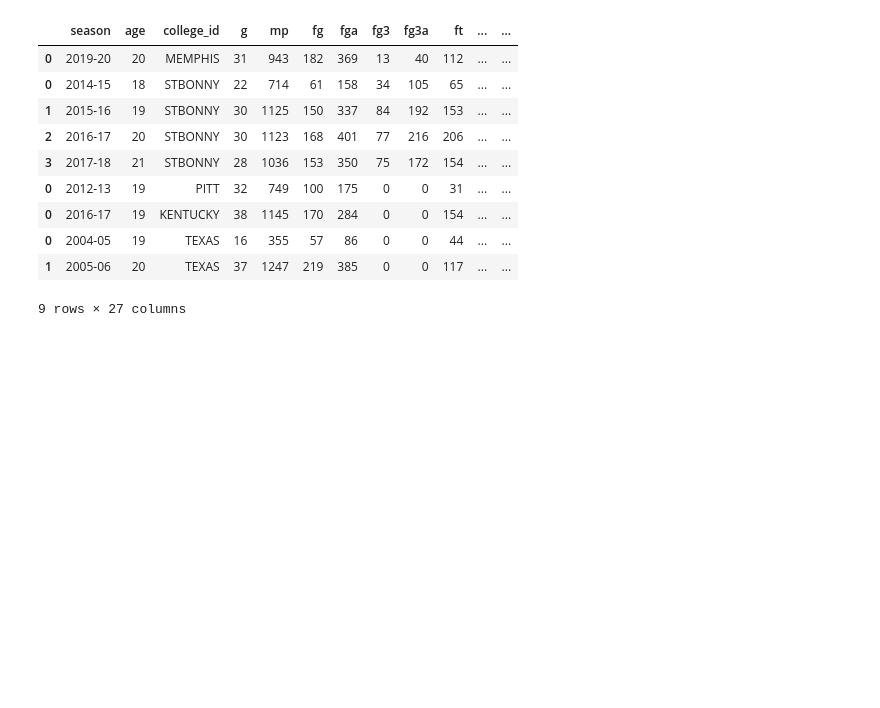
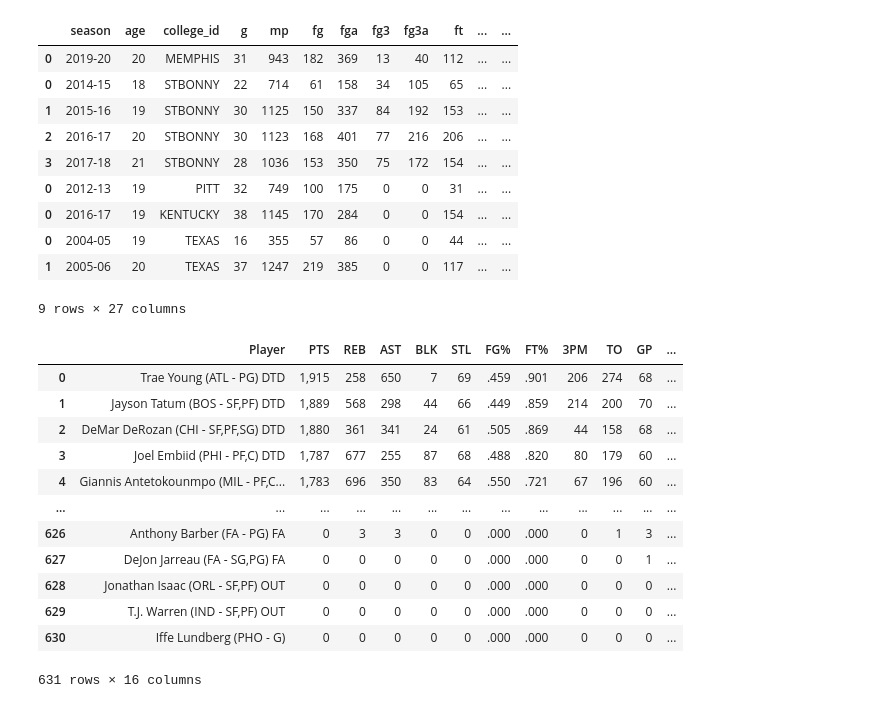
Before and after one commit to Jirawatz/NBA_Predictor, a Jupyter notebook: NBA Predictor.ipynb, the cells around one changed output. Drawn from its saved outputs; the diff is of its cells as text; code cells hidden in the pictures; blank space fills up the shorter version.

Commit message:
Added FantasyPros data scrapping

```diff
--- a/NBA Predictor.ipynb
+++ b/NBA Predictor.ipynb
@@ -214,0 +271,17 @@ https://www.basketball-reference.com/players/a/aldrila01.html
+# %%
+nba_html = get_fantasy_stat(2021)
+extract_nba_stat(nba_html)
+# %% [output]
+|  | Player | PTS | REB | AST | BLK | STL | FG% | FT% | 3PM | TO | GP | ... |
+| 0 | Trae Young (ATL - PG) DTD | 1,915 | 258 | 650 | 7 | 69 | .459 | .901 | 206 | 274 | 68 | ... |
+| 1 | Jayson Tatum (BOS - SF,PF) DTD | 1,889 | 568 | 298 | 44 | 66 | .449 | .859 | 214 | 200 | 70 | ... |
+| 2 | DeMar DeRozan (CHI - SF,PF,SG) DTD | 1,880 | 361 | 341 | 24 | 61 | .505 | .869 | 44 | 158 | 68 | ... |
+| 3 | Joel Embiid (PHI - PF,C) DTD | 1,787 | 677 | 255 | 87 | 68 | .488 | .820 | 80 | 179 | 60 | ... |
+| 4 | Giannis Antetokounmpo (MIL - PF,C... | 1,783 | 696 | 350 | 83 | 64 | .550 | .721 | 67 | 196 | 60 | ... |
+| ... | ... | ... | ... | ... | ... | ... | ... | ... | ... | ... | ... | ... |
+| 626 | Anthony Barber (FA - PG) FA | 0 | 3 | 3 | 0 | 0 | .000 | .000 | 0 | 1 | 3 | ... |
+| 627 | DeJon Jarreau (FA - SG,PG) FA | 0 | 0 | 0 | 0 | 0 | .000 | .000 | 0 | 0 | 1 | ... |
+| 628 | Jonathan Isaac (ORL - SF,PF) OUT | 0 | 0 | 0 | 0 | 0 | .000 | .000 | 0 | 0 | 0 | ... |
+| 629 | T.J. Warren (IND - SF,PF) OUT | 0 | 0 | 0 | 0 | 0 | .000 | .000 | 0 | 0 | 0 | ... |
+| 630 | Iffe Lundberg (PHO - G) | 0 | 0 | 0 | 0 | 0 | .000 | .000 | 0 | 0 | 0 | ... |
+631 rows × 16 columns
```
Also changed, not shown: parts of 1 cell of this notebook.
